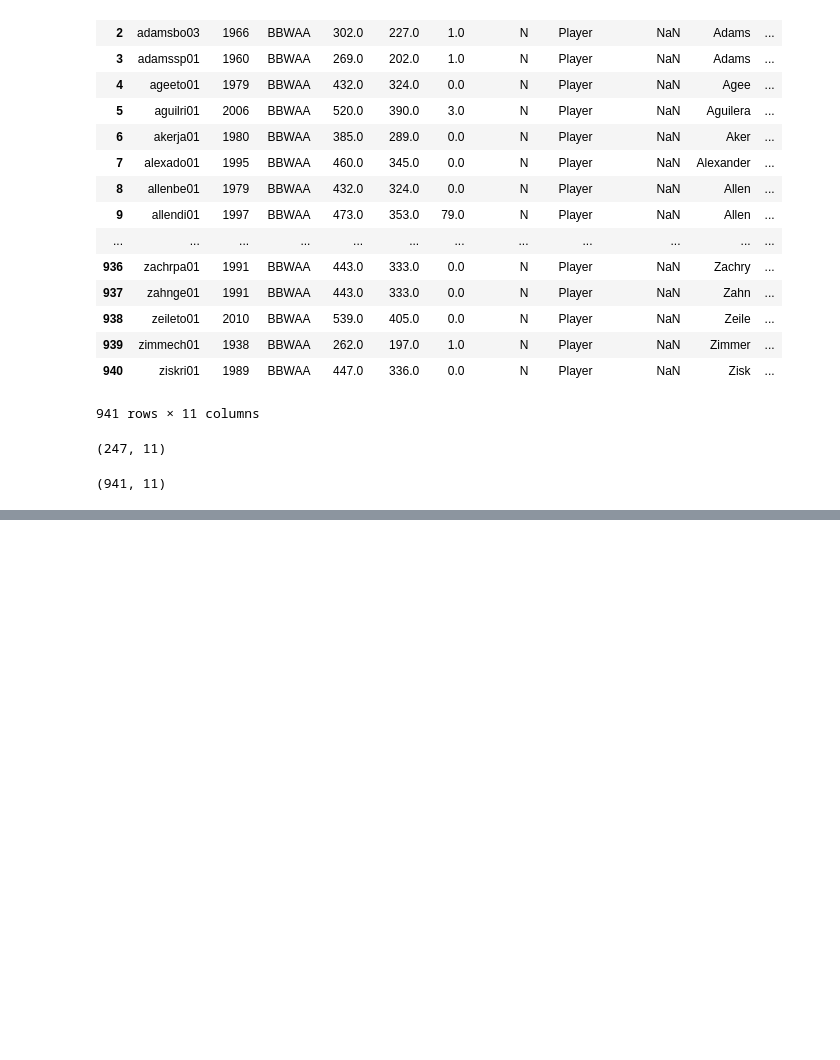
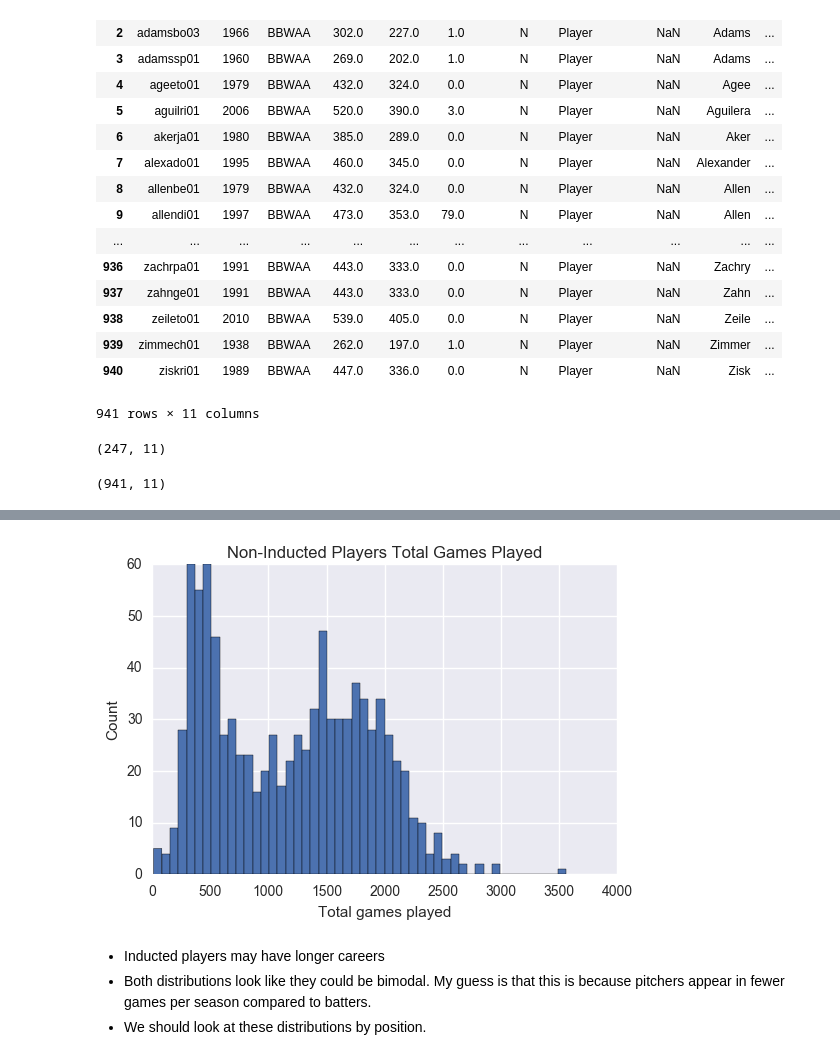
Before and after one commit to hueykwik/baseballhof, a Jupyter notebook: Baseball Exploration.ipynb, the cells around one changed output, grey strips where cells are left out. Saved outputs shown, nothing was run; the diff lists cells and outputs as text; code cells hidden in the pictures; blank space fills up the shorter version.

```diff
--- a/Baseball Exploration.ipynb
+++ b/Baseball Exploration.ipynb
@@ -216,0 +253,3 @@ non_inducted_players.shape
+# %%
+non_inducted_players = pd.merge(non_inducted_players, appearances_total, on='playerID')
+non_inducted_players.head()
@@ -216,0 +273,8 @@ non_inducted_players.shape
+# %%
+plot_total_games(non_inducted_players, "Non-Inducted Players Total Games Played")
+# %% [output]
+[figure, added]
+# %% [markdown]
+* Inducted players may have longer careers
+* Both distributions look like they could be bimodal. My guess is that this is because pitchers appear in fewer games per season compared to batters.
+* We should look at these distributions by position.
```
Also changed, not shown: parts of 16 cells of this notebook.
